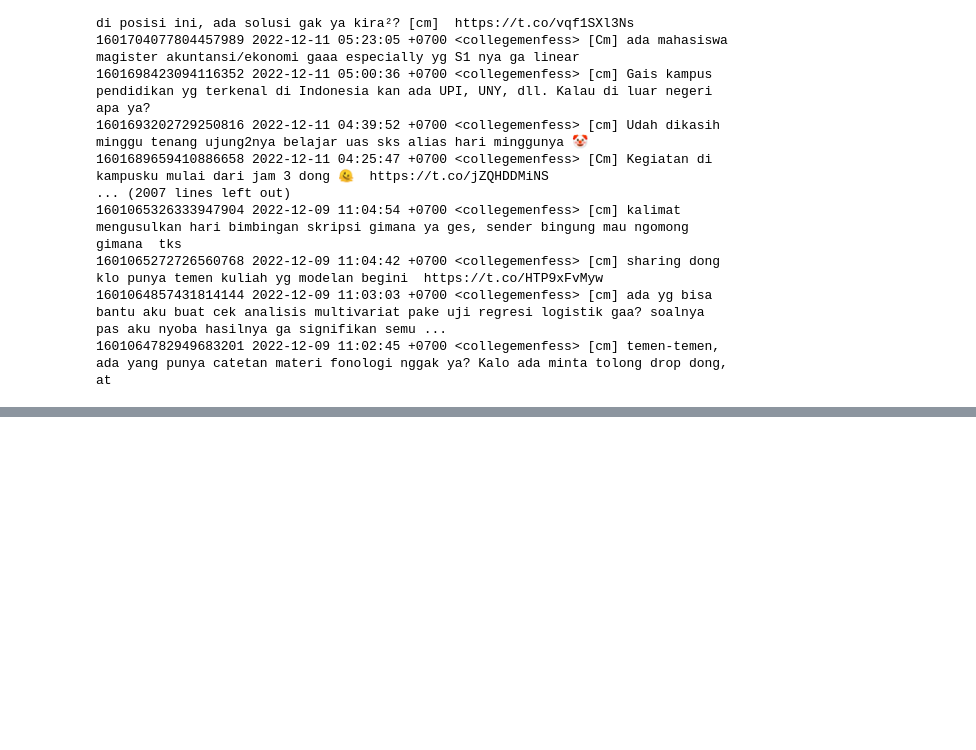
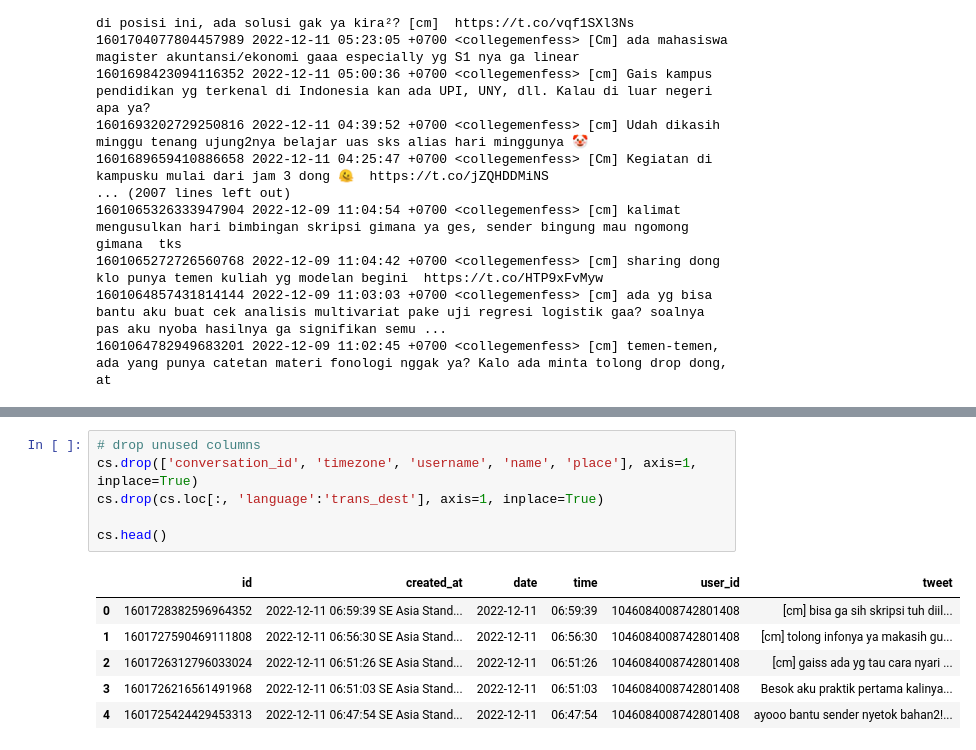
Before and after one commit to fika-aini/collegemenfess, a Jupyter notebook: js15_twint.ipynb, the cells around one changed output, grey strips where cells are left out. Drawn from its saved outputs; the diff is of its cells as text; blank space fills up the shorter version.

```diff
--- a/js15_twint.ipynb
+++ b/js15_twint.ipynb
@@ -87,0 +100,13 @@ cs
+# %%
+# drop unused columns
+cs.drop(['conversation_id', 'timezone', 'username', 'name', 'place'], axis=1, inplace=True)
+cs.drop(cs.loc[:, 'language':'trans_dest'], axis=1, inplace=True)
+
+cs.head()
+# %% [output]
+|  | id | created_at | date | time | user_id | tweet |
+| 0 | 1601728382596964352 | 2022-12-11 06:59:39 SE Asia Stand... | 2022-12-11 | 06:59:39 | 1046084008742801408 | [cm] bisa ga sih skripsi tuh diil... |
+| 1 | 1601727590469111808 | 2022-12-11 06:56:30 SE Asia Stand... | 2022-12-11 | 06:56:30 | 1046084008742801408 | [cm] tolong infonya ya makasih gu... |
+| 2 | 1601726312796033024 | 2022-12-11 06:51:26 SE Asia Stand... | 2022-12-11 | 06:51:26 | 1046084008742801408 | [cm] gaiss ada yg tau cara nyari ... |
+| 3 | 1601726216561491968 | 2022-12-11 06:51:03 SE Asia Stand... | 2022-12-11 | 06:51:03 | 1046084008742801408 | Besok aku praktik pertama kalinya... |
+| 4 | 1601725424429453313 | 2022-12-11 06:47:54 SE Asia Stand... | 2022-12-11 | 06:47:54 | 1046084008742801408 | ayooo bantu sender nyetok bahan2!... |
```
Also changed, not shown: parts of 7 cells of this notebook.
